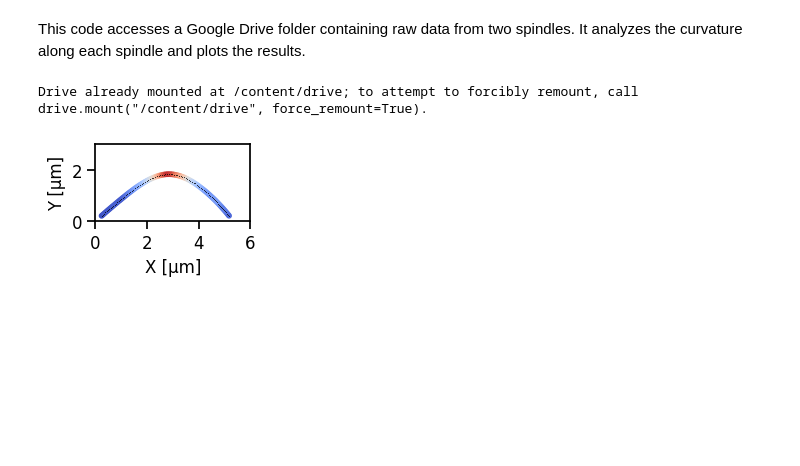
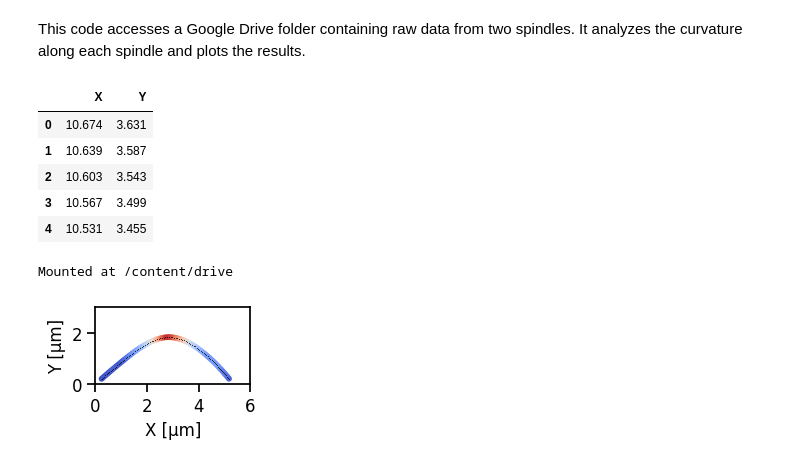
Before and after one commit to JoelLEMI/Test, a Jupyter notebook: Local_curvarture_spindle.ipynb, the cells around one changed output. Cells and saved outputs as stored; diff of their text form; code cells hidden in the pictures; blank space fills up the shorter version.

```diff
--- a/Local_curvarture_spindle.ipynb
+++ b/Local_curvarture_spindle.ipynb
@@ -127,9 +127,30 @@ def reverse(x_arr,y_arr):
         x_rev=x_arr
         y_rev=y_arr
     return x_rev, y_rev
+# %%
+'''
+    Getting Data from GitHub
+    '''
+
+# Base GitHub URL
+folder_path = "https://raw.githubusercontent.com/JoelLEMI/Test/refs/heads/main/Data/Spindle%20Example%20Data/"
+
+# Subfolder 'sp'
+loc = os.path.join(folder_path, 'sp')
+
+# Excluded Spindles (if data are not good enough for analysis)
+Excluded = []
+# %% [output]
+|  | X | Y |
+| 0 | 10.674 | 3.631 |
+| 1 | 10.639 | 3.587 |
+| 2 | 10.603 | 3.543 |
+| 3 | 10.567 | 3.499 |
+| 4 | 10.531 | 3.455 |
 # %%
 '''
-    Mounting Google Drive to get the data
+    Option 2 to get the Data:
+    Mounting Google Drive to get the data instead of GitHub
     '''
 
 # Location of the data, mount Google drive
@@ -148,7 +169,7 @@ loc = os.path.join(folder_path, 'sp')
 # Excluded Spindles (if data are not good enough for analysis)
 Excluded=[]
 # %% [output]
-Drive already mounted at /content/drive; to attempt to forcibly remount, call drive.mount("/content/drive", force_remount=True).
+Mounted at /content/drive
 # %%
 """looping through the data to get lowest and highest curvature value on the Sp population"""
 Curvature_values=[]
```
Also changed, not shown: parts of 1 cell of this notebook.
